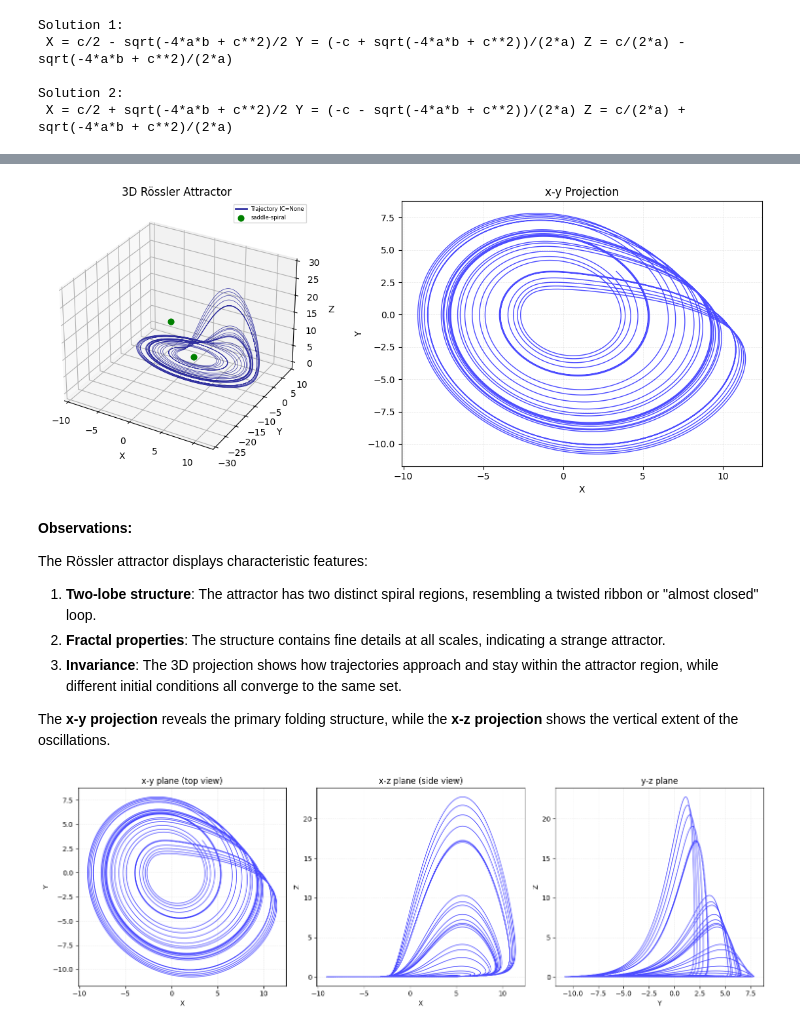
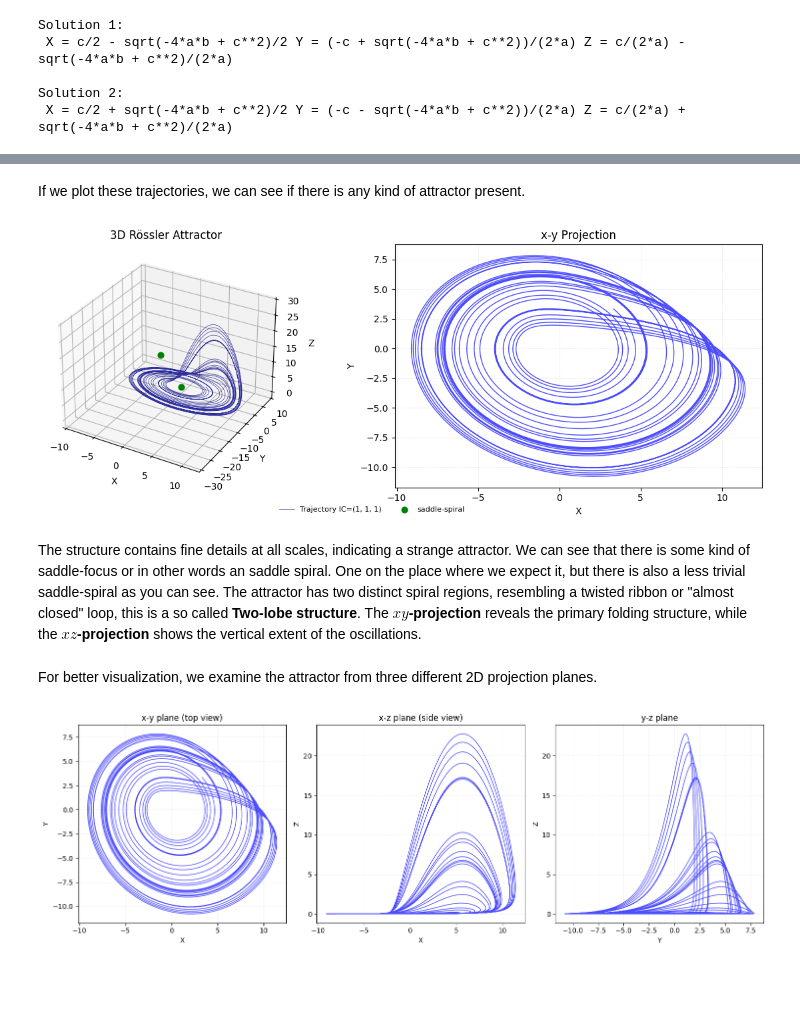
Before and after one commit to trcools/2e-bachelor-Fysica, a Jupyter notebook: Biophysics/Examen/Exam-part-3/finals-part-3.ipynb, the cells around one changed output, grey strips where cells are left out. Cells and saved outputs as stored; diff of their text form; code cells hidden in the pictures; blank space fills up the shorter version.

```diff
--- a/Biophysics/Examen/Exam-part-3/finals-part-3.ipynb
+++ b/Biophysics/Examen/Exam-part-3/finals-part-3.ipynb
@@ -42,3 +50,3 @@ These parameters are also used on the [wikipedia](https://en.wikipedia.org/wiki/
 # %%
-# --- parameters (printed via helper) ---
-a, b, c, t_min, t_max, dt, initial_condition, initial_conditions = rossler.nb_print_parameters()
+# --- parameters ---
+a, b, c, t_min, t_max, dt, initial_condition, initial_conditions = rossler.get_parameters()
@@ -60,17 +74,13 @@ Solution 2:
+# %% [markdown]
+If we plot these trajectories, we can see if there is any kind of attractor present.
 # %%
 # --- Part 3.1: Basic Visualization ---
-rossler.nb_show_attractor(a=a, b=b, c=c, initial_condition=initial_condition, t_min=t_min, t_max=t_max, dt=dt)
+rossler_fig.nb_show_attractor(a=a, b=b, c=c, initial_condition=initial_condition, t_min=t_min, t_max=t_max, dt=dt)
 # %% [output]
-[figure, old version]
+[figure, new version]
 # %% [markdown]
-**Observations:**
-
-The Rössler attractor displays characteristic features:
-
-1. **Two-lobe structure**: The attractor has two distinct spiral regions, resembling a twisted ribbon or "almost closed" loop.
-2. **Fractal properties**: The structure contains fine details at all scales, indicating a strange attractor.
-3. **Invariance**: The 3D projection shows how trajectories approach and stay within the attractor region, while different initial conditions all converge to the same set.
-
-The **x-y projection** reveals the primary folding structure, while the **x-z projection** shows the vertical extent of the oscillations.
+The structure contains fine details at all scales, indicating a strange attractor. We can see that there is some kind of saddle-focus or in other words an saddle spiral. One on the place where we expect it, but there is also a less trivial saddle-spiral as you can see. The attractor has two distinct spiral regions, resembling a twisted ribbon or "almost closed" loop, this is a so called **Two-lobe structure**. The **$xy$-projection** reveals the primary folding structure, while the **$xz$-projection** shows the vertical extent of the oscillations.
+# %% [markdown]
+For better visualization, we examine the attractor from three different 2D projection planes.
 # %%
 # --- All three 2D projections ---
```
Also changed, not shown: parts of 53 cells of this notebook, 2 other files.
